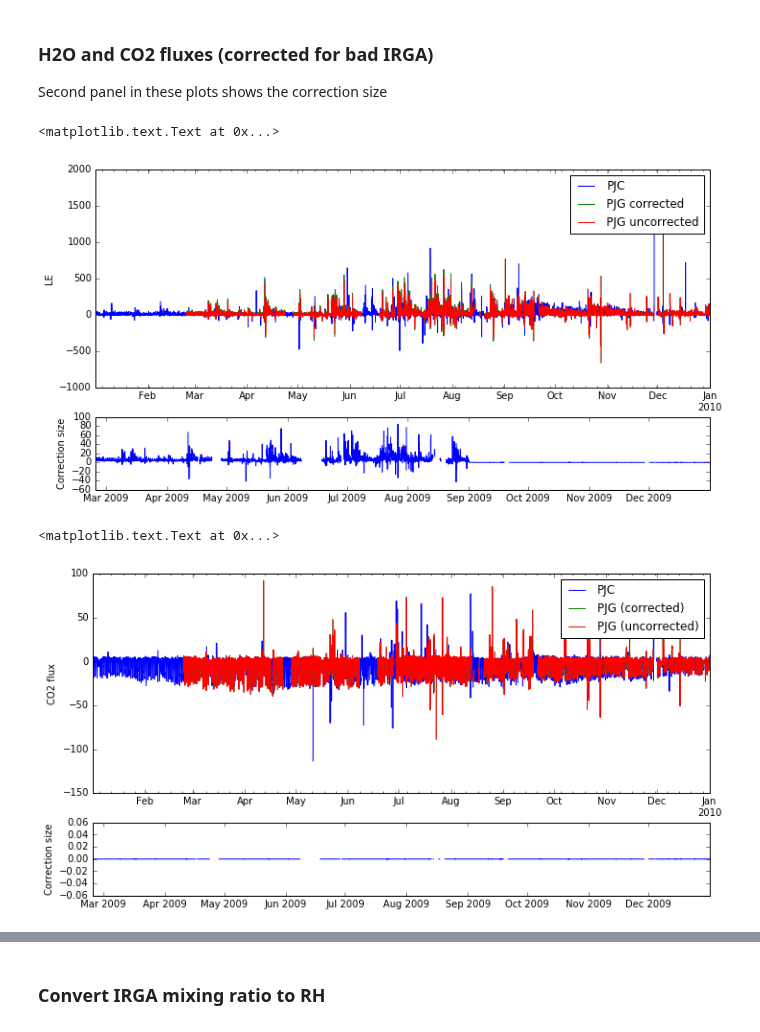
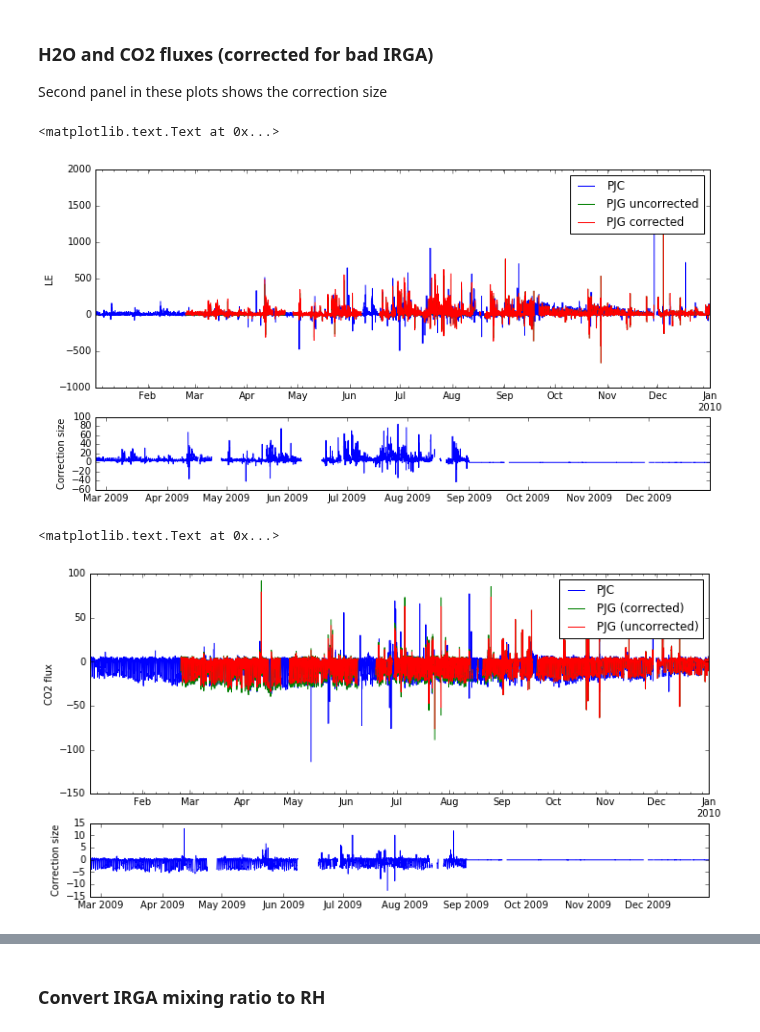
Before and after one commit to gremau/NMEG_miscellany, a Jupyter notebook: jupyter/PJG_2009_ET&LE_issues.ipynb, the cells around one changed output, grey strips where cells are left out. Saved outputs shown, nothing was run; the diff lists cells and outputs as text; code cells hidden in the pictures.

```diff
--- a/jupyter/PJG_2009_ET&LE_issues.ipynb
+++ b/jupyter/PJG_2009_ET&LE_issues.ipynb
@@ -27,27 +27,35 @@ When we look at cumulative ET in 2009 at PJ_girdle, this value is quite a bit hi
 
 To look at these possibilities I have created several versions of the Ameriflux data. One file with the bad irga correction applied, but no PJG gapfilling LE patch using PJC. One file with no bad irga correction applied (to LE) and no gapfilling LE patch. One file with the bad irga correction and a LE gapfilling patch applied.
 # %%
-# First get ameriflux data with no correction to LE
-uncorr_2009 = ld.load_aflx_file( af_path + 'US-Mpg_2009_gapfilled_le_uncorr.txt', 2009)
+# First get standard ameriflux data - Fc corrected, no correction to LE, both patches
+std_2009 = ld.load_aflx_file( af_path + 'US-Mpg_2009_gapfilled.txt', 2009)
 # Convert to daily
-ucle_dg = tr.resample_30min_aflx( uncorr_2009, freq='1D',
+dg = tr.resample_30min_aflx( std_2009, freq='1D',
+                                c_fluxes=[ 'GPP', 'RECO', 'FC_F' ],
+                                le_flux=[ 'LE_F' ],
+                                avg_cols=[ 'TA_F', 'RH_F', 'SW_IN_F', 'RNET_F', 'VPD_F' ],
+                                sum_cols=[ 'P_F' ] , tair_col='TA_F' )
+
+# then get ameriflux data with no correction to LE or FC
+uncorr_2009 = ld.load_aflx_file( af_path + 'US-Mpg_2009_gapfilled_lefc_uncorr.txt', 2009)
+# Convert to daily
+fc_nocor_dg = tr.resample_30min_aflx( uncorr_2009, freq='1D',
                                 c_fluxes=[ 'GPP', 'RECO', 'FC_F' ],
                                 le_flux=[ 'LE_F' ],
                                 avg_cols=[ 'TA_F', 'RH_F', 'SW_IN_F', 'RNET_F', 'VPD_F' ],
                                 sum_cols=[ 'P_F' ] , tair_col='TA_F' )
 
 # Ameriflux data with LE corrected, but the LE gapfilling not patched from PJC
-# Note that this is the current ameriflux file version
 nopatch_2009 = ld.load_aflx_file( af_path + 'US-Mpg_2009_gapfilled_le_nopatch.txt', 2009)
-nple_dg = tr.resample_30min_aflx(nopatch_2009, freq='1D',
+le_cor_nop_dg = tr.resample_30min_aflx(nopatch_2009, freq='1D',
                                 c_fluxes=[ 'GPP', 'RECO', 'FC_F' ],
                                 le_flux=[ 'LE_F' ],
                                 avg_cols=[ 'TA_F', 'RH_F', 'SW_IN_F', 'RNET_F', 'VPD_F' ],
                                 sum_cols=[ 'P_F' ] , tair_col='TA_F' )
 
 # Ameriflux data wtih LE corrected and LE gapfilling patched
-lepatch_2009 = ld.load_aflx_file( af_path + 'US-Mpg_2009_gapfilled.txt', 2009)
-dg = tr.resample_30min_aflx( lepatch_2009, freq='1D',
+lecorrpatch_2009 = ld.load_aflx_file( af_path + 'US-Mpg_2009_gapfilled_le_corr.txt', 2009)
+le_cor_p_dg = tr.resample_30min_aflx( lecorrpatch_2009, freq='1D',
                                 c_fluxes=[ 'GPP', 'RECO', 'FC_F' ],
                                 le_flux=[ 'LE_F' ],
                                 avg_cols=[ 'TA_F', 'RH_F', 'SW_IN_F', 'RNET_F', 'VPD_F' ],
@@ -115,7 +124,8 @@ For corrected and uncorrected fluxall data. Remember that FC, LE and E are the o
 
 fa_path = '/home/greg/sftp/eddyflux/Fluxall_files/provisional/'
 
-pjg_unc_fa = ld.load_fluxall_file(fa_path + 'PJ_girdle/' + 'PJ_girdle_2009_fluxall_le_uncorr.txt', 2009)
 pjg_fa = ld.load_fluxall_file(fa_path + 'PJ_girdle/' + 'PJ_girdle_2009_fluxall.txt', 2009)
+pjg_uncorr_fa = ld.load_fluxall_file(fa_path + 'PJ_girdle/' + 'PJ_girdle_2009_fluxall_lefc_uncorr.txt', 2009)
+pjg_lecorr_fa = ld.load_fluxall_file(fa_path + 'PJ_girdle/' + 'PJ_girdle_2009_fluxall_le_corr.txt', 2009)
 pjc_fa = ld.load_fluxall_file(fa_path + 'PJ/' + 'PJ_2009_fluxall.txt', 2009)
 # %% [output]
@@ -152,36 +163,33 @@ plt.ylabel('CO2 mixing ratio (mmol/mol)')
 Second panel in these plots shows the correction size
 # %%
 # Latent heat flux ( gets corrected )
-
 gs = gridspec.GridSpec(2, 1, height_ratios=[3, 1])
 plt.figure(figsize=( 11.5, 6 ))
 plt.subplot(gs[0])
 pjc_fa.LatentHeat_raw.plot()
 pjg_fa.LatentHeat_raw.plot()
-pjg_unc_fa.LatentHeat_raw.plot()
+pjg_lecorr_fa.LatentHeat_raw.plot()
 plt.ylabel('LE')
-plt.legend(['PJC', 'PJG corrected', 'PJG uncorrected'])
+plt.legend(['PJC', 'PJG uncorrected', 'PJG corrected'])
 plt.subplot(gs[1])
-plt.plot(pjc_fa.index, pjg_fa.LatentHeat_raw - pjg_unc_fa.LatentHeat_raw)
+plt.plot(pjc_fa.index, pjg_lecorr_fa.LatentHeat_raw - pjg_fa.LatentHeat_raw)
 plt.ylabel('Correction size')
 # %% [output]
 <matplotlib.text.Text at 0x...>
-[figure, old version]
+[figure, new version]
 # %%
-# CO2 flux - Ignore this for now, still need to look at
-# uncorrected PJG Fc data, I think that is why the correction size is 0
-
+# Raw CO2 flux
 gs = gridspec.GridSpec(2, 1, height_ratios=[3, 1])
 plt.figure(figsize=( 11.5, 6 ))
 plt.subplot(gs[0])
 pjc_fa.Fc_raw.plot()
 pjg_fa.Fc_raw.plot()
-pjg_unc_fa.Fc_raw.plot()
+pjg_uncorr_fa.Fc_raw.plot()
 plt.ylabel('CO2 flux')
 plt.legend(['PJC', 'PJG (corrected)', 'PJG (uncorrected)'])
 plt.subplot(gs[1])
-plt.plot(pjc_fa.index, pjg_fa.Fc_raw - pjg_unc_fa.Fc_raw)
+plt.plot(pjc_fa.index, pjg_fa.Fc_raw - pjg_uncorr_fa.Fc_raw)
 plt.ylabel('Correction size')
 # %% [output]
 <matplotlib.text.Text at 0x...>
-[figure, old version]
+[figure, new version]
```
Also changed, not shown: parts of 8 cells of this notebook.
